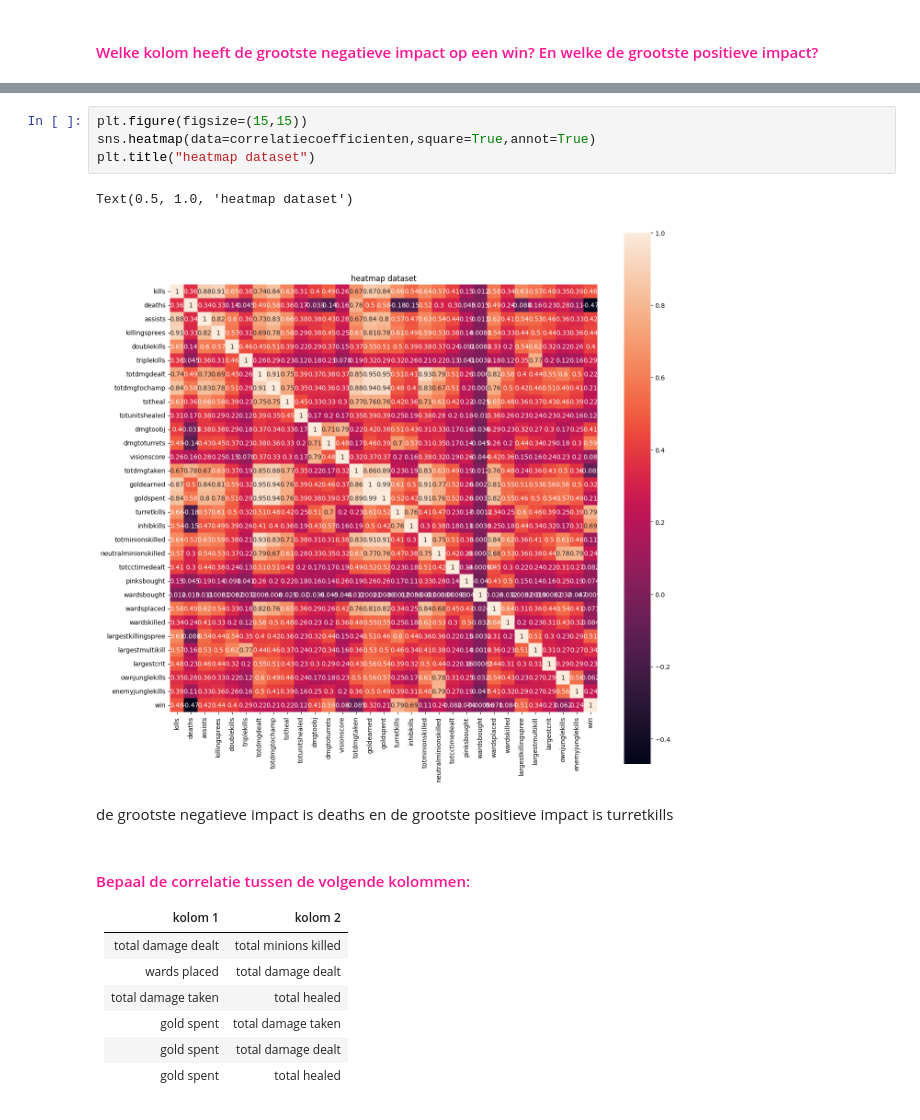
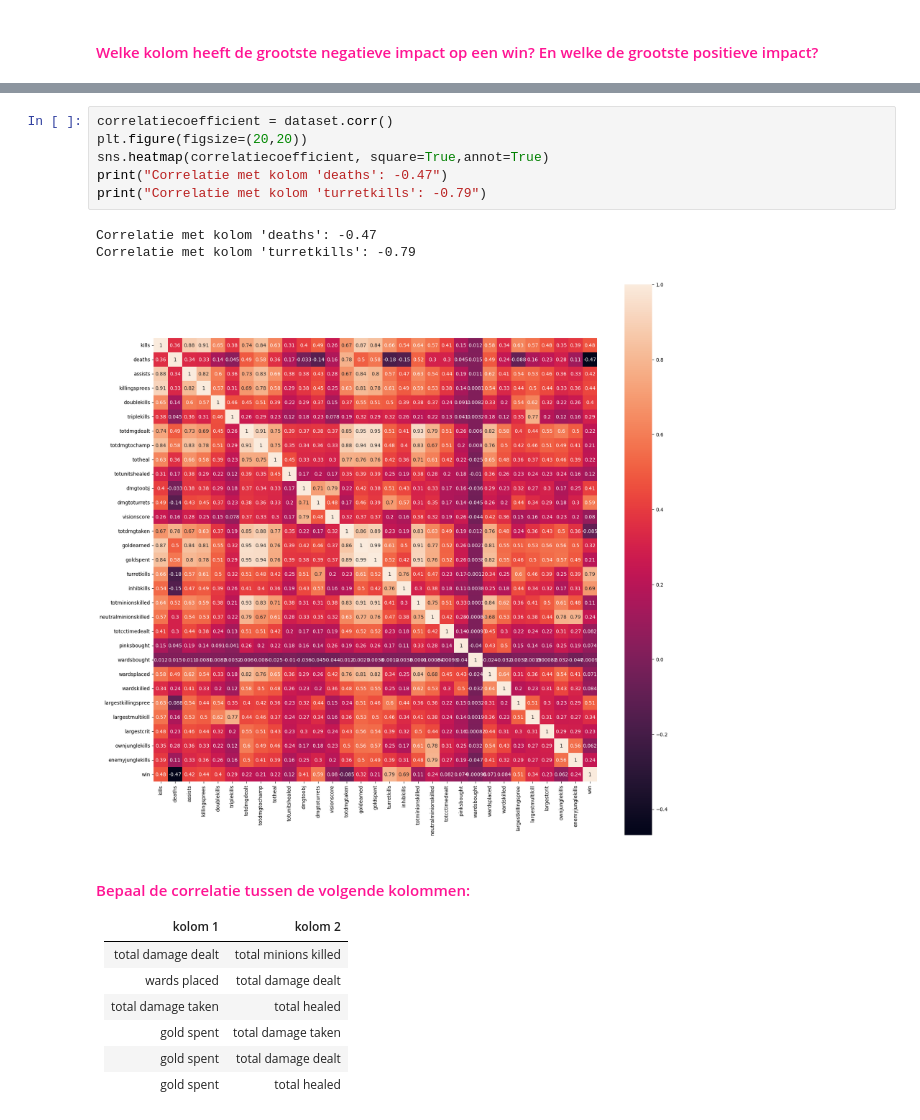
Before and after one commit to pascal-maker/Python, a Jupyter notebook: Labo_05_Correlatie_Lineaire_Regressie_opdracht.ipynb, the cells around one changed output, grey strips where cells are left out. Cells and saved outputs as stored; diff of their text form.

```diff
--- a/Labo_05_Correlatie_Lineaire_Regressie_opdracht.ipynb
+++ b/Labo_05_Correlatie_Lineaire_Regressie_opdracht.ipynb
@@ -151,12 +126,13 @@ Kortom: je eerste stap is goed, maar voeg het selecteren & sorteren toe om het a
-# %%
-plt.figure(figsize=(15,15))
-sns.heatmap(data=correlatiecoefficienten,square=True,annot=True)
-plt.title("heatmap dataset")
-# %% [output]
-Text(0.5, 1.0, 'heatmap dataset')
-[figure, removed]
-# %% [markdown]
-de grootste negatieve impact is deaths en de grootste positieve impact is turretkills
+# %%
+correlatiecoefficient = dataset.corr()
+plt.figure(figsize=(20,20))
+sns.heatmap(correlatiecoefficient, square=True,annot=True)
+print("Correlatie met kolom 'deaths': -0.47")
+print("Correlatie met kolom 'turretkills': -0.79")
+# %% [output]
+Correlatie met kolom 'deaths': -0.47
+Correlatie met kolom 'turretkills': -0.79
+[figure, added]
 # %% [markdown]
 #### <span style="color:deeppink"> Bepaal de correlatie tussen de volgende kolommen:
 
```
Also changed, not shown: parts of 59 cells of this notebook.
